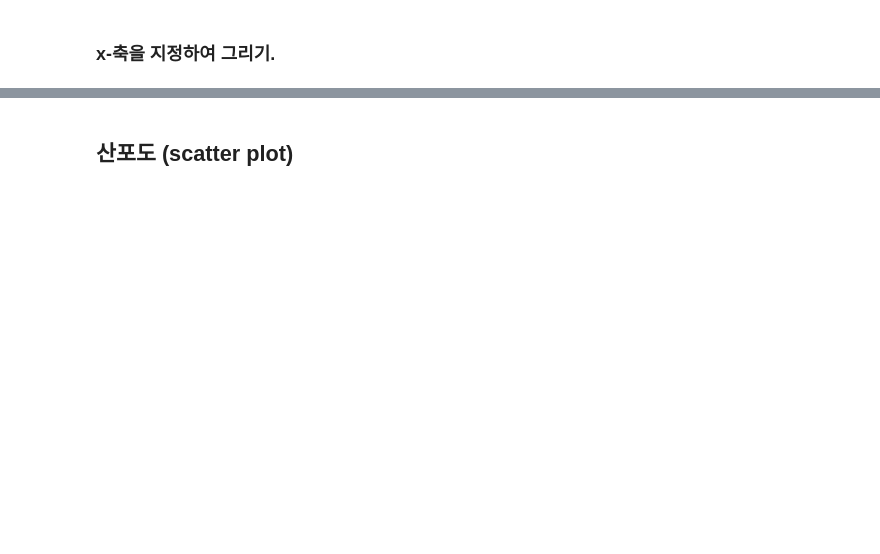
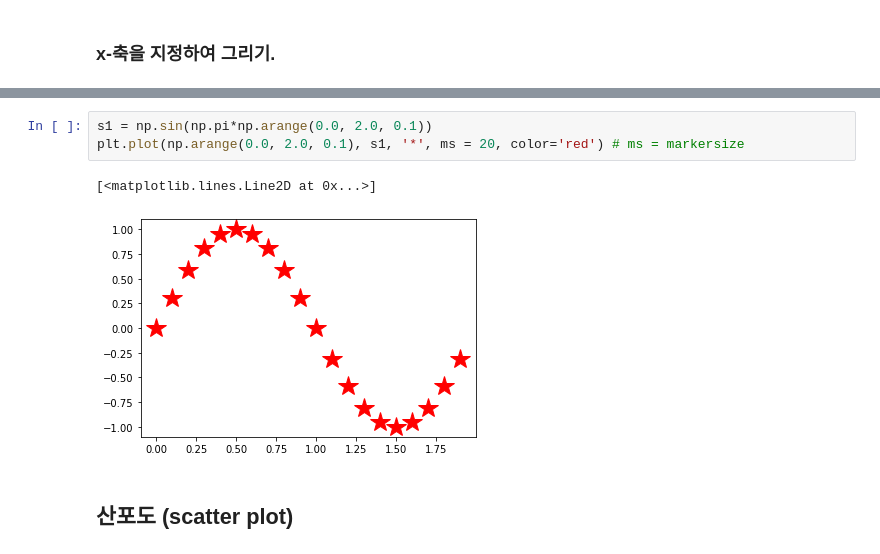
Before and after one commit to pdm03/pdm03, a Jupyter notebook: py-graphics/matplotlib_1_intro.ipynb, the cells around one changed output, grey strips where cells are left out. Cells and saved outputs as stored; diff of their text form; blank space fills up the shorter version.

```diff
--- a/py-graphics/matplotlib_1_intro.ipynb
+++ b/py-graphics/matplotlib_1_intro.ipynb
@@ -38,3 +50,9 @@ plt.plot(np.arange(0.0, 2.0, 0.1), s1, 'o') #, ms = 4)
+# %%
+s1 = np.sin(np.pi*np.arange(0.0, 2.0, 0.1))
+plt.plot(np.arange(0.0, 2.0, 0.1), s1, '*', ms = 20, color='red') # ms = markersize
+# %% [output]
+[<matplotlib.lines.Line2D at 0x...>]
+[figure, added]
 # %% [markdown]
 ## 산포도 (scatter plot)
 # %%
```
Also changed, not shown: parts of 12 cells of this notebook.
